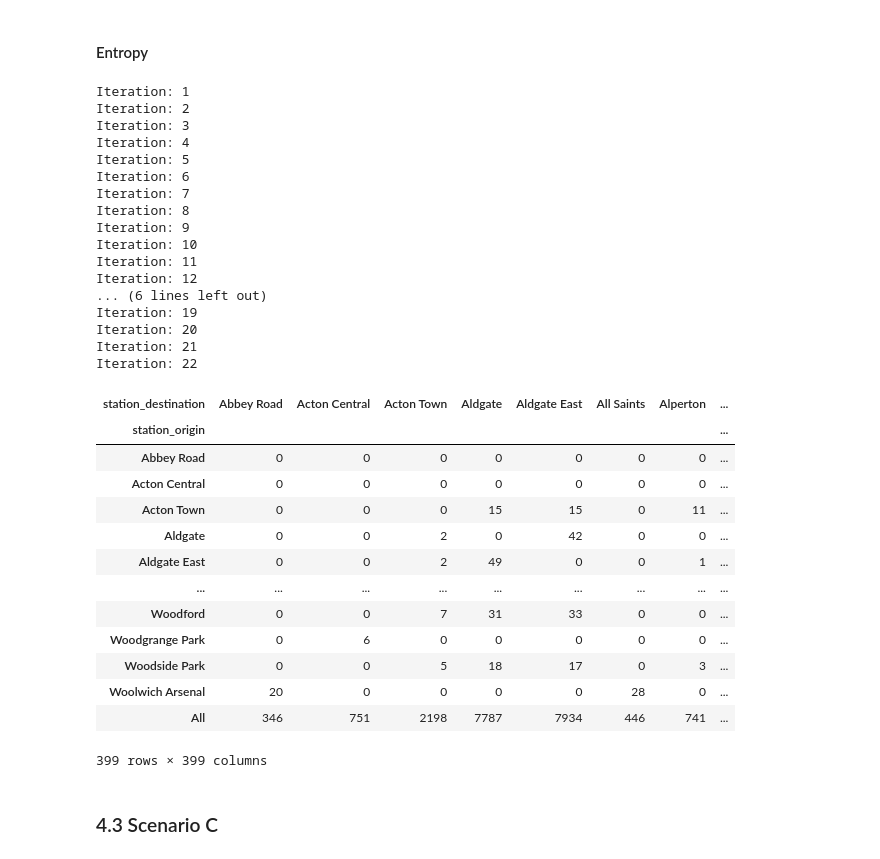
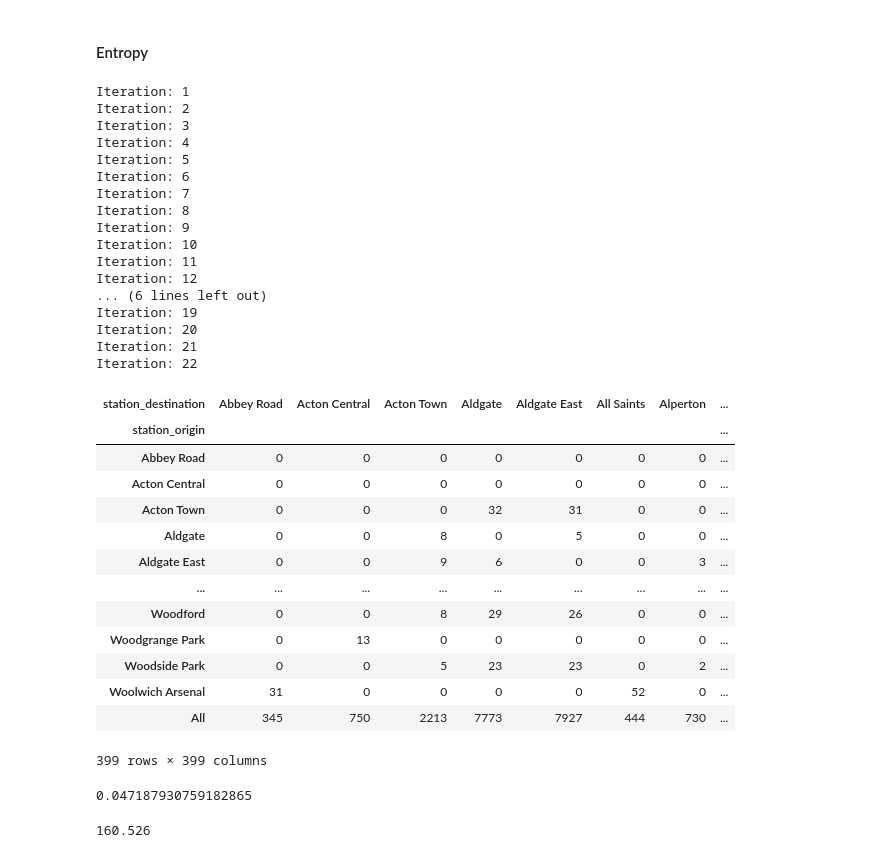
Before and after one commit to joeylizh/Urban_sim_assessment, a Jupyter notebook: Assessment/Assessment.ipynb, the cells around one changed output. Cells and saved outputs as stored; diff of their text form; code cells hidden in the pictures.

```diff
--- a/Assessment/Assessment.ipynb
+++ b/Assessment/Assessment.ipynb
@@ -1466,46 +1492,52 @@ def balance_doubly_constrained(pd, orig_field, dest_field, Oi_field, Dj_field, c
 # %%
 
 # Use the beta we got from the inverse power model
-beta = -doubSim.params[-1]
+beta = -doubSim.params[1]
 # Get the balancing factors.
 cdata = balance_doubly_constrained(cdata,'station_origin','station_destination','O_i','D_j','distance',-beta,'power')
 
 # Now predict the model again using the new Ai and Dj fields.
 cdata['SIM_est_pow'] = np.round(cdata['O_i'] * cdata['Ai_new'] * cdata['D_j'] * cdata['Bj_new'] *
                                    np.exp(np.log(cdata['distance'])*-beta))
 # Check out the matrix
 pd.pivot_table(cdata,values='SIM_est_pow',index ='station_origin',columns='station_destination',fill_value=0,aggfunc=sum,margins=True)
 # %% [output]
 Iteration: 1
 Iteration: 2
 Iteration: 3
 Iteration: 4
 Iteration: 5
 Iteration: 6
 Iteration: 7
 Iteration: 8
 Iteration: 9
 Iteration: 10
 Iteration: 11
 Iteration: 12
 ... (6 lines left out)
 Iteration: 19
 Iteration: 20
 Iteration: 21
 Iteration: 22
 | station_destination | Abbey Road | Acton Central | Acton Town | Aldgate | Aldgate East | All Saints | Alperton | ... |
 | station_origin |  |  |  |  |  |  |  | ... |
 | Abbey Road | 0 | 0 | 0 | 0 | 0 | 0 | 0 | ... |
 | Acton Central | 0 | 0 | 0 | 0 | 0 | 0 | 0 | ... |
-| Acton Town | 0 | 0 | 0 | 15 | 15 | 0 | 11 | ... |
-| Aldgate | 0 | 0 | 2 | 0 | 42 | 0 | 0 | ... |
-| Aldgate East | 0 | 0 | 2 | 49 | 0 | 0 | 1 | ... |
+| Acton Town | 0 | 0 | 0 | 32 | 31 | 0 | 0 | ... |
+| Aldgate | 0 | 0 | 8 | 0 | 5 | 0 | 0 | ... |
+| Aldgate East | 0 | 0 | 9 | 6 | 0 | 0 | 3 | ... |
 | ... | ... | ... | ... | ... | ... | ... | ... | ... |
-| Woodford | 0 | 0 | 7 | 31 | 33 | 0 | 0 | ... |
-| Woodgrange Park | 0 | 6 | 0 | 0 | 0 | 0 | 0 | ... |
-| Woodside Park | 0 | 0 | 5 | 18 | 17 | 0 | 3 | ... |
-| Woolwich Arsenal | 20 | 0 | 0 | 0 | 0 | 28 | 0 | ... |
-| All | 346 | 751 | 2198 | 7787 | 7934 | 446 | 741 | ... |
+| Woodford | 0 | 0 | 8 | 29 | 26 | 0 | 0 | ... |
+| Woodgrange Park | 0 | 13 | 0 | 0 | 0 | 0 | 0 | ... |
+| Woodside Park | 0 | 0 | 5 | 23 | 23 | 0 | 2 | ... |
+| Woolwich Arsenal | 31 | 0 | 0 | 0 | 0 | 52 | 0 | ... |
+| All | 345 | 750 | 2213 | 7773 | 7927 | 444 | 730 | ... |
 399 rows × 399 columns
-# %% [markdown]
-### 4.3 Scenario C
+# %%
+CalcRSqaured(cdata["flows"],cdata["SIM_est_pow"])
+# %% [output]
+0.047187930759182865
+# %%
+CalcRMSE(cdata["flows"],cdata["SIM_est_pow"])
+# %% [output]
+160.526
```
Also changed, not shown: parts of 11 cells of this notebook, 4 other files.
